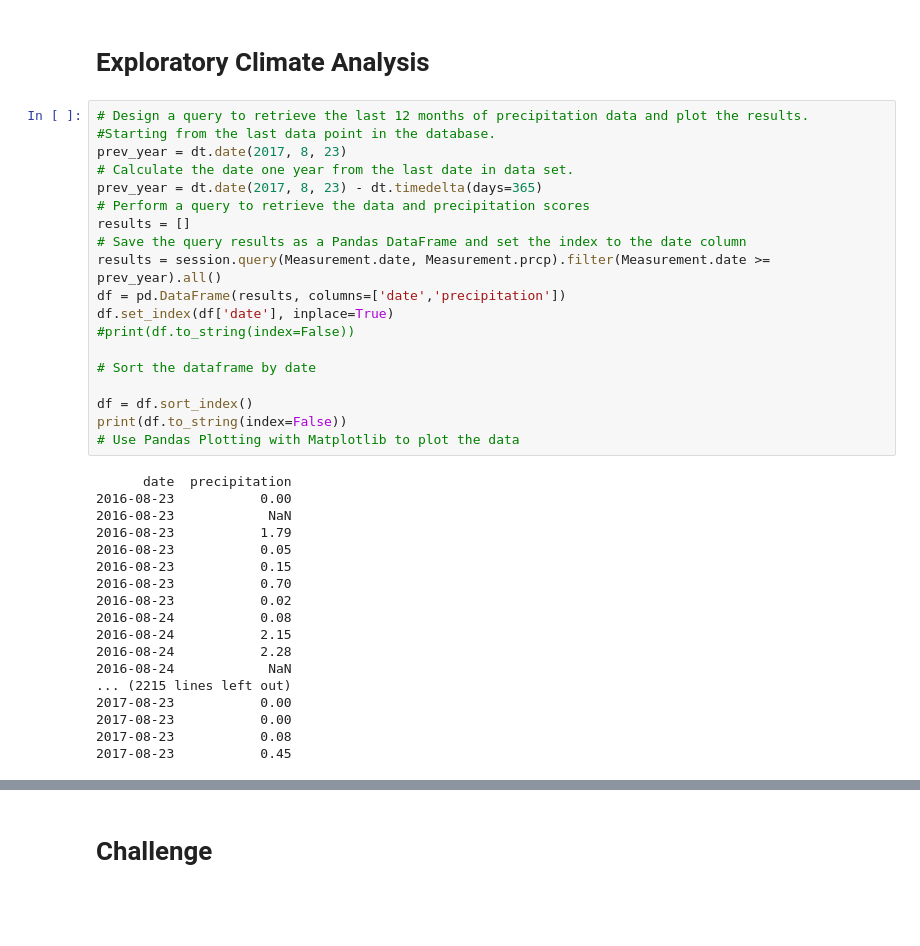
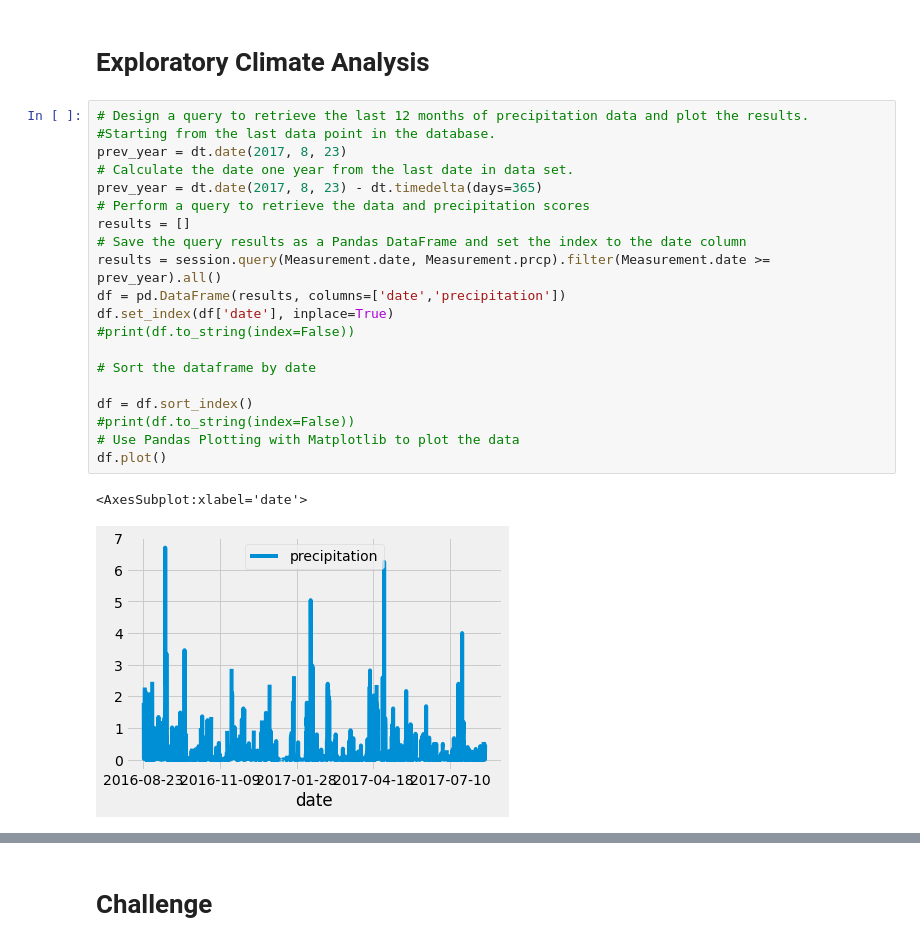
Before and after one commit to Veronicaywl/surfs_up, a Jupyter notebook: climate_analysis.ipynb, the cells around one changed output, grey strips where cells are left out. Saved outputs shown, nothing was run; the diff lists cells and outputs as text; blank space fills up the shorter version.

```diff
--- a/climate_analysis.ipynb
+++ b/climate_analysis.ipynb
@@ -40,39 +40,25 @@ session = Session(engine)
 # %%
 # Design a query to retrieve the last 12 months of precipitation data and plot the results.
 #Starting from the last data point in the database.
 prev_year = dt.date(2017, 8, 23)
 # Calculate the date one year from the last date in data set.
 prev_year = dt.date(2017, 8, 23) - dt.timedelta(days=365)
 # Perform a query to retrieve the data and precipitation scores
 results = []
 # Save the query results as a Pandas DataFrame and set the index to the date column
 results = session.query(Measurement.date, Measurement.prcp).filter(Measurement.date >= prev_year).all()
 df = pd.DataFrame(results, columns=['date','precipitation'])
 df.set_index(df['date'], inplace=True)
 #print(df.to_string(index=False))
 
 # Sort the dataframe by date
 
 df = df.sort_index()
-print(df.to_string(index=False))
+#print(df.to_string(index=False))
 # Use Pandas Plotting with Matplotlib to plot the data
+df.plot()
 # %% [output]
-      date  precipitation
-2016-08-23           0.00
-2016-08-23            NaN
-2016-08-23           1.79
-2016-08-23           0.05
-2016-08-23           0.15
-2016-08-23           0.70
-2016-08-23           0.02
-2016-08-24           0.08
-2016-08-24           2.15
-2016-08-24           2.28
-2016-08-24            NaN
-... (2215 lines left out)
-2017-08-23           0.00
-2017-08-23           0.00
-2017-08-23           0.08
-2017-08-23           0.45
+<AxesSubplot:xlabel='date'>
+[figure, added]
 # %%
 # Use Pandas to calcualte the summary statistics for the precipitation data
```
Also changed, not shown: parts of 8 cells of this notebook, 2 other files.
